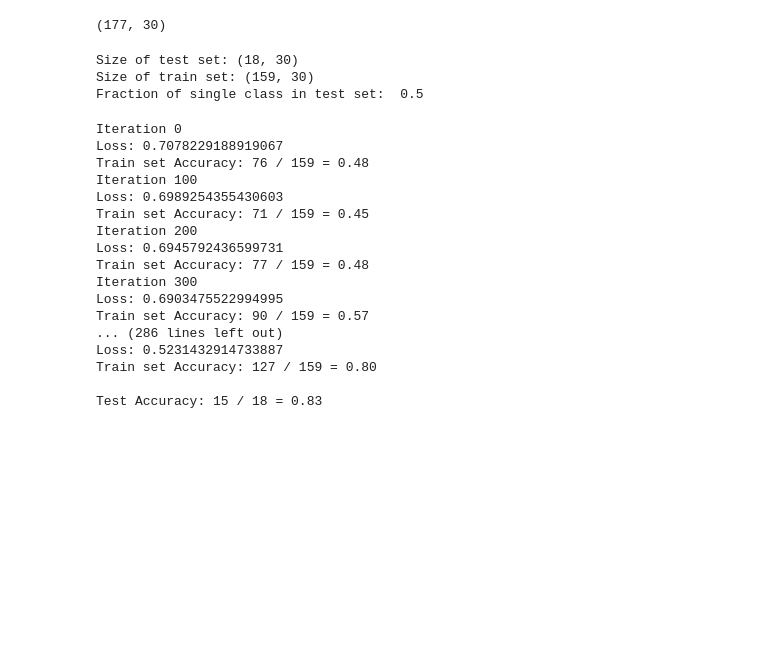
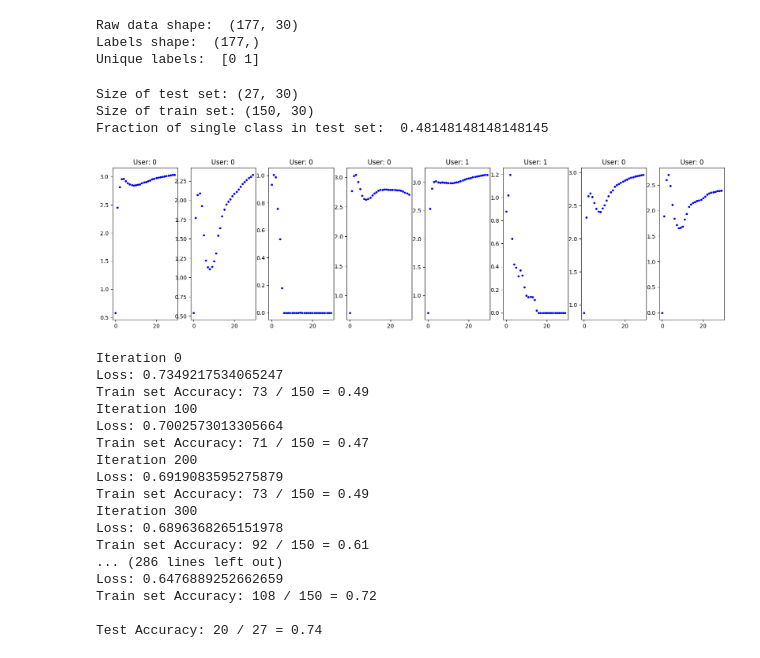
Before and after one commit to GuiMacielPereira/sensor_ML, a Jupyter notebook: data_processing/toy_pytorch.sync.ipynb, the cells around one changed output. Saved outputs shown, nothing was run; the diff lists cells and outputs as text; code cells hidden in the pictures; blank space fills up the shorter version.

```diff
--- a/data_processing/toy_pytorch.sync.ipynb
+++ b/data_processing/toy_pytorch.sync.ipynb
@@ -20,27 +20,51 @@
 import numpy as np
 from sklearn.model_selection import train_test_split
 
-triggers = np.load("./triggers_data.npz")
+data = np.load("./triggers_data.npz")
+
+triggers_only = True
+releases_only = False
+assert not(triggers_only & releases_only), "Can only pick one at one time"
 
 Xraw = []
 yraw = []
-for i, key in enumerate(triggers):
-    sig = triggers[key]
+for key in data:
+    user, mode = key.split("_")
+    if triggers_only and (mode=="releases"): continue
+    if releases_only and (mode=="triggers"): continue
+
+    sig = data[key]
     Xraw.append(sig)
-    yraw.append(np.full(len(sig), i))
+
+    lab = user[1]   # Number for identifying user
+    yraw.append(np.full(len(sig), int(lab)-1))
 
 Xraw = np.concatenate(Xraw)
 yraw = np.concatenate(yraw)
-Xraw.shape
+print("Raw data shape: ", Xraw.shape)
+print("Labels shape: ", yraw.shape)
+print("Unique labels: ", np.unique(yraw))
 # %% [output]
-(177, 30)
+Raw data shape:  (177, 30)
+Labels shape:  (177,)
+Unique labels:  [0 1]
 # %%
 # Split data into test  and train set
-Xtrain, Xtest, ytrain, ytest = train_test_split(Xraw, yraw, test_size=0.1, random_state=42)
+Xtrain, Xtest, ytrain, ytest = train_test_split(Xraw, yraw, test_size=0.15, random_state=42)
 print("Size of test set:", Xtest.shape)
 print("Size of train set:", Xtrain.shape)
 print("Fraction of single class in test set: ", np.mean(ytest==0))
+
+# Plot the first 8 cases from train test
+import matplotlib.pyplot as plt
+nplots = 8
+plt.figure(figsize=(20, 5))
+for i in range(nplots):
+    plt.subplot(1, nplots, i+1)
+    plt.plot(range(len(Xtrain[i])), Xtrain[i], "b.")
+    plt.title(f"User: {ytrain[i]}")
 # %% [output]
-Size of test set: (18, 30)
-Size of train set: (159, 30)
-Fraction of single class in test set:  0.5
+Size of test set: (27, 30)
+Size of train set: (150, 30)
+Fraction of single class in test set:  0.48148148148148145
+[figure, added]
@@ -119,19 +143,19 @@ with torch.no_grad():
     checkAcc(xt, yt, model, set="\nTest")
 # %% [output]
 Iteration 0
-Loss: 0.7078229188919067
-Train set Accuracy: 76 / 159 = 0.48
+Loss: 0.7349217534065247
+Train set Accuracy: 73 / 150 = 0.49
 Iteration 100
-Loss: 0.6989254355430603
-Train set Accuracy: 71 / 159 = 0.45
+Loss: 0.7002573013305664
+Train set Accuracy: 71 / 150 = 0.47
 Iteration 200
-Loss: 0.6945792436599731
-Train set Accuracy: 77 / 159 = 0.48
+Loss: 0.6919083595275879
+Train set Accuracy: 73 / 150 = 0.49
 Iteration 300
-Loss: 0.6903475522994995
-Train set Accuracy: 90 / 159 = 0.57
+Loss: 0.6896368265151978
+Train set Accuracy: 92 / 150 = 0.61
 ... (286 lines left out)
-Loss: 0.5231432914733887
-Train set Accuracy: 127 / 159 = 0.80
+Loss: 0.6476889252662659
+Train set Accuracy: 108 / 150 = 0.72
 
-Test Accuracy: 15 / 18 = 0.83
+Test Accuracy: 20 / 27 = 0.74
```
Also changed, not shown: parts of 10 cells of this notebook, 4 other files.
